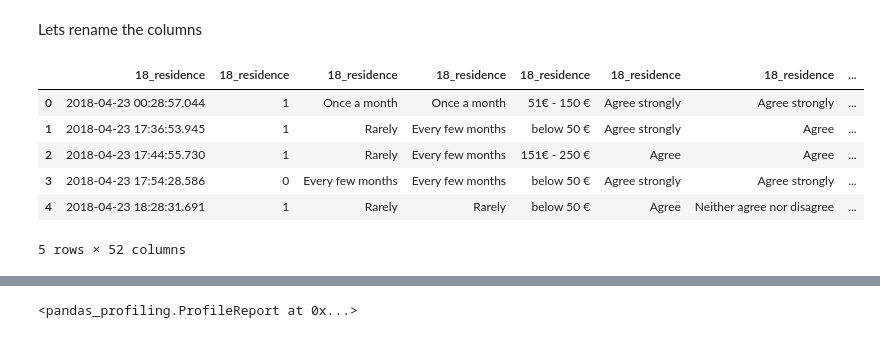
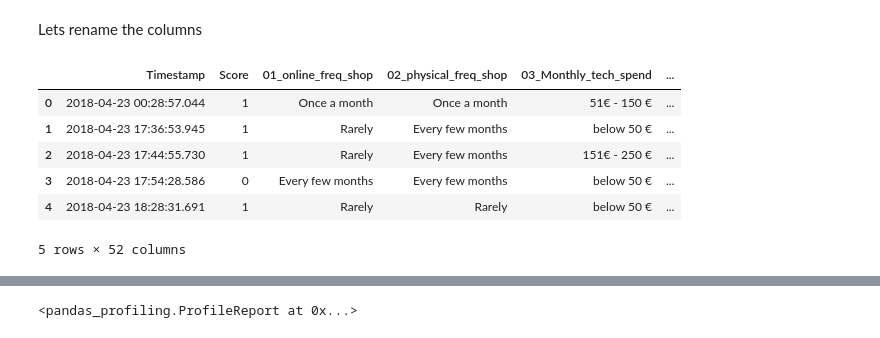
Before and after one commit to dimitris1ps/alexandra, a Jupyter notebook: Questionnaire_analysis.ipynb, the cells around one changed output, grey strips where cells are left out. Drawn from its saved outputs; the diff is of its cells as text; code cells hidden in the pictures.

```diff
--- a/Questionnaire_analysis.ipynb
+++ b/Questionnaire_analysis.ipynb
@@ -44,15 +60,17 @@ new_columns = ['Timestamp', 'Score', '01_online_freq_shop', '02_physical_freq_sh
         '11_online_practices_to_offline', '12_age', '13_gender', '14_marital_status', '15_occupation',
         '16_education', '17_annually_income', '18_residence']
 # %%
-remane_col = {k: v for k in df.columns for v in new_columns}
+remane_col = {k: v for k, v in zip(df.columns, new_columns)}
+remane_col_rev = {v: k for k, v in zip(df.columns, new_columns)}
 # %%
-df.rename(columns=remane_col).head()
+df2 = df.rename(columns=remane_col)
+df2.head()
 # %% [output]
-|  | 18_residence | 18_residence | 18_residence | 18_residence | 18_residence | 18_residence | 18_residence | ... |
-| 0 | 2018-04-23 00:28:57.044 | 1 | Once a month | Once a month | 51€ - 150 € | Agree strongly | Agree strongly | ... |
-| 1 | 2018-04-23 17:36:53.945 | 1 | Rarely | Every few months | below 50 € | Agree strongly | Agree | ... |
-| 2 | 2018-04-23 17:44:55.730 | 1 | Rarely | Every few months | 151€ - 250 € | Agree | Agree | ... |
-| 3 | 2018-04-23 17:54:28.586 | 0 | Every few months | Every few months | below 50 € | Agree strongly | Agree strongly | ... |
-| 4 | 2018-04-23 18:28:31.691 | 1 | Rarely | Rarely | below 50 € | Agree | Neither agree nor disagree | ... |
+|  | Timestamp | Score | 01_online_freq_shop | 02_physical_freq_shop | 03_Monthly_tech_spend | ... |
+| 0 | 2018-04-23 00:28:57.044 | 1 | Once a month | Once a month | 51€ - 150 € | ... |
+| 1 | 2018-04-23 17:36:53.945 | 1 | Rarely | Every few months | below 50 € | ... |
+| 2 | 2018-04-23 17:44:55.730 | 1 | Rarely | Every few months | 151€ - 250 € | ... |
+| 3 | 2018-04-23 17:54:28.586 | 0 | Every few months | Every few months | below 50 € | ... |
+| 4 | 2018-04-23 18:28:31.691 | 1 | Rarely | Rarely | below 50 € | ... |
 5 rows × 52 columns
 # %%
```
Also changed, not shown: parts of 8 cells of this notebook.
